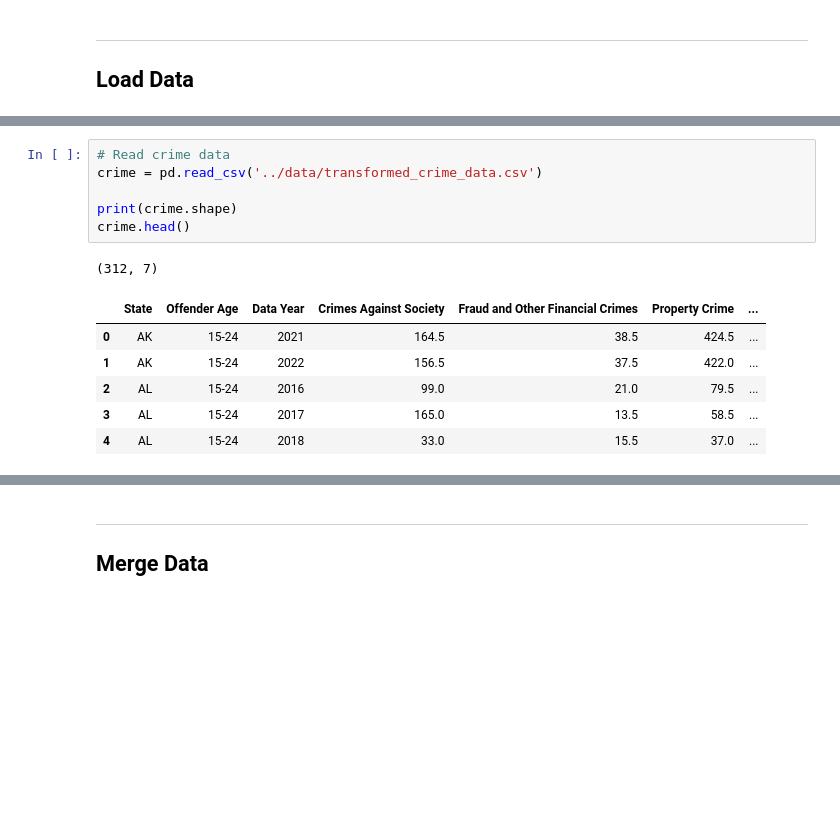
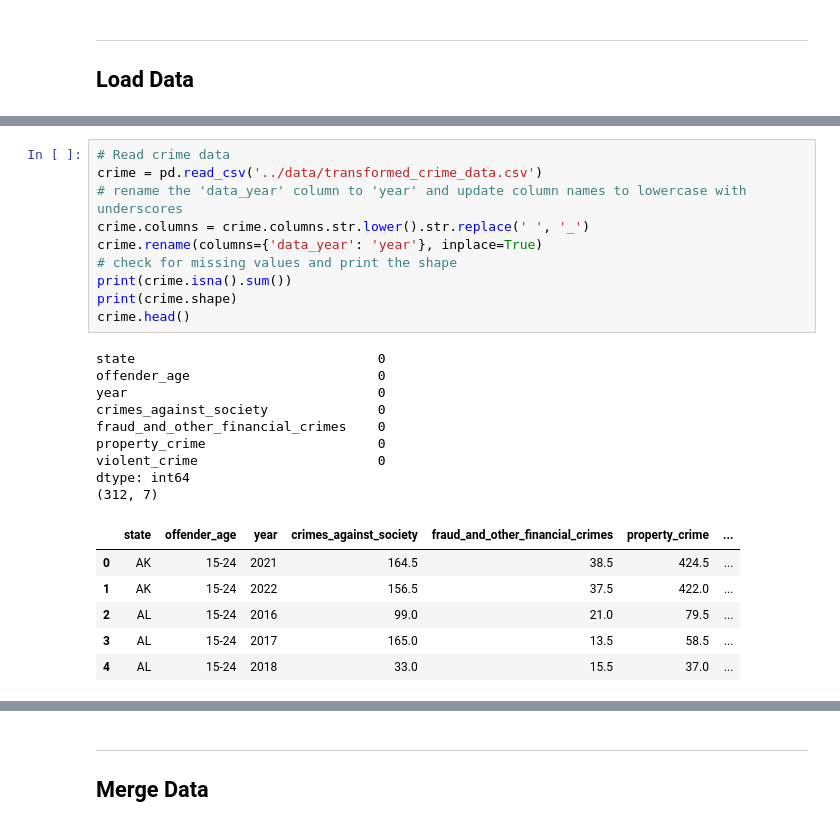
Before and after one commit to lpm24/youth_crime_group_project, a Jupyter notebook: code/01_EDA_and_Data_Cleaning.ipynb, the cells around one changed output, grey strips where cells are left out. Drawn from its saved outputs; the diff is of its cells as text; blank space fills up the shorter version.

```diff
--- a/code/01_EDA_and_Data_Cleaning.ipynb
+++ b/code/01_EDA_and_Data_Cleaning.ipynb
@@ -28,12 +49,24 @@ demo.head()
 # %%
 # Read crime data
 crime = pd.read_csv('../data/transformed_crime_data.csv')
-
+# rename the 'data_year' column to 'year' and update column names to lowercase with underscores
+crime.columns = crime.columns.str.lower().str.replace(' ', '_')
+crime.rename(columns={'data_year': 'year'}, inplace=True)
+# check for missing values and print the shape
+print(crime.isna().sum())
 print(crime.shape)
 crime.head()
 # %% [output]
+state                               0
+offender_age                        0
+year                                0
+crimes_against_society              0
+fraud_and_other_financial_crimes    0
+property_crime                      0
+violent_crime                       0
+dtype: int64
 (312, 7)
-|  | State | Offender Age | Data Year | Crimes Against Society | Fraud and Other Financial Crimes | Property Crime | ... |
+|  | state | offender_age | year | crimes_against_society | fraud_and_other_financial_crimes | property_crime | ... |
 | 0 | AK | 15-24 | 2021 | 164.5 | 38.5 | 424.5 | ... |
 | 1 | AK | 15-24 | 2022 | 156.5 | 37.5 | 422.0 | ... |
 | 2 | AL | 15-24 | 2016 | 99.0 | 21.0 | 79.5 | ... |
```
Also changed, not shown: parts of 17 cells of this notebook, 2 other files.
